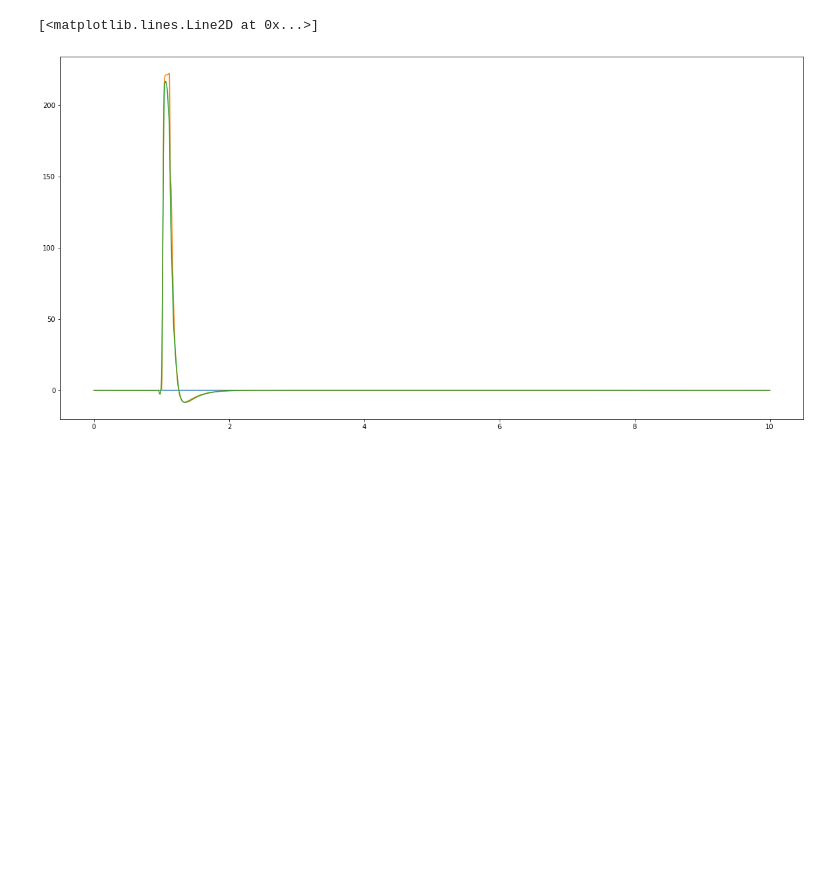
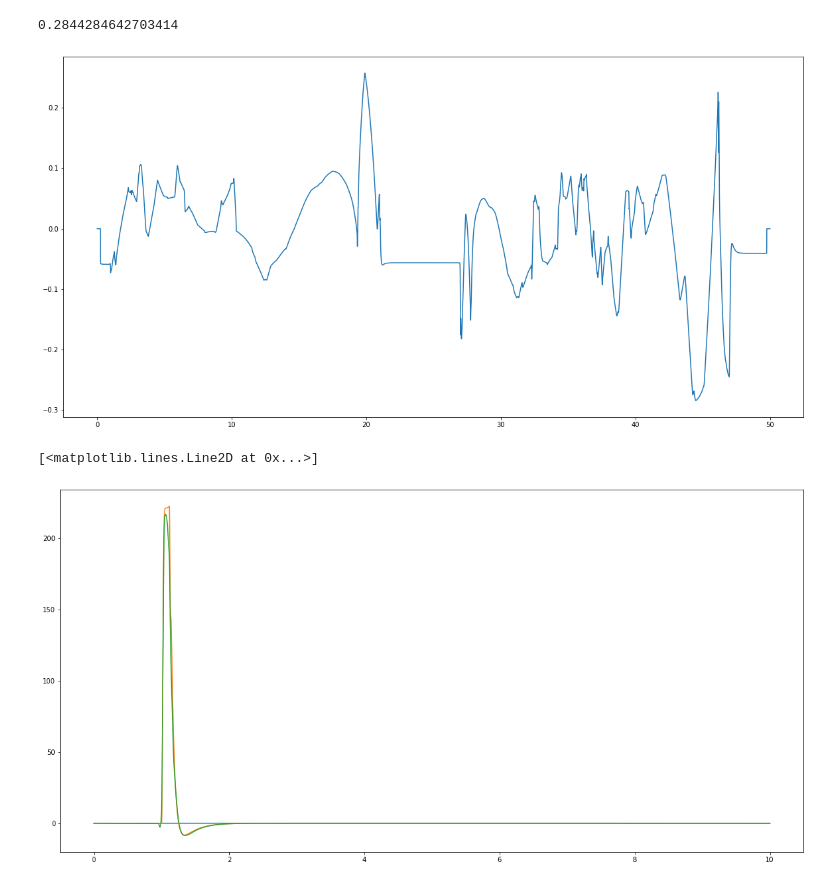
Before and after one commit to sagarverma/MotorDynamics, a Jupyter notebook: notebooks/plot_motornn.ipynb, the cells around one changed output. Saved outputs shown, nothing was run; the diff lists cells and outputs as text; code cells hidden in the pictures; blank space fills up the shorter version.

```diff
--- a/notebooks/plot_motornn.ipynb
+++ b/notebooks/plot_motornn.ipynb
@@ -38,3 +38,9 @@ plt.plot(time, model_speed)
+# %%
+plt.plot(time, sim_speed-model_speed)
+print (max(abs(sim_speed-model_speed)))
+# %% [output]
+0.2844284642703414
+[figure, added]
 # %%
 plt.rcParams["figure.figsize"] = (20,10)
 plt.plot(time, ref_torque)
```
Also changed, not shown: parts of 2 cells of this notebook, 2 other files.
